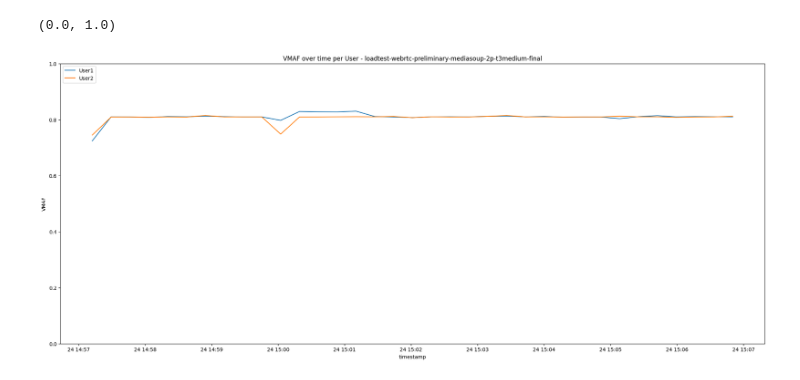
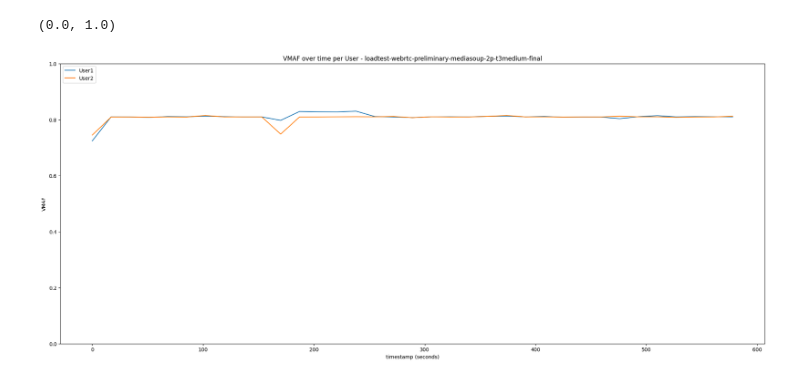
Before and after one commit to codeurjc/Performance-testing-in-the-WebRTC-arena, a Jupyter notebook: preliminary.ipynb, the cells around one changed output. Saved outputs shown, nothing was run; the diff lists cells and outputs as text; code cells hidden in the pictures.

```diff
--- a/preliminary.ipynb
+++ b/preliminary.ipynb
@@ -23,19 +25,19 @@ for df_user in df_list:
 # %%
 plt.rcParams['figure.figsize'] = [25, 10]
 case = 0
 df_user = df_list[case]
 for user in df_user.userFrom.unique():
     df_user1 = df_user[df_user.userFrom == user]
-    plt.plot(df_user1["@timestamp"], df_user1["vmaf"], label=user)
+    plt.plot(df_user1["cut_index"], df_user1["vmaf"], label=user)
 
 plt.title("VMAF over time per User - " + index_list[case])
-plt.xlabel("timestamp")
+plt.xlabel("timestamp (seconds)")
 plt.ylabel("VMAF")
 plt.legend(loc="upper left")
 plt.ylim(0, 1)
 # %% [output]
 (0.0, 1.0)
-[figure, old version]
+[figure, new version]
 # %%
 plt.rcParams['figure.figsize'] = [25, 10]
 
```
Also changed, not shown: parts of 5 cells of this notebook.
